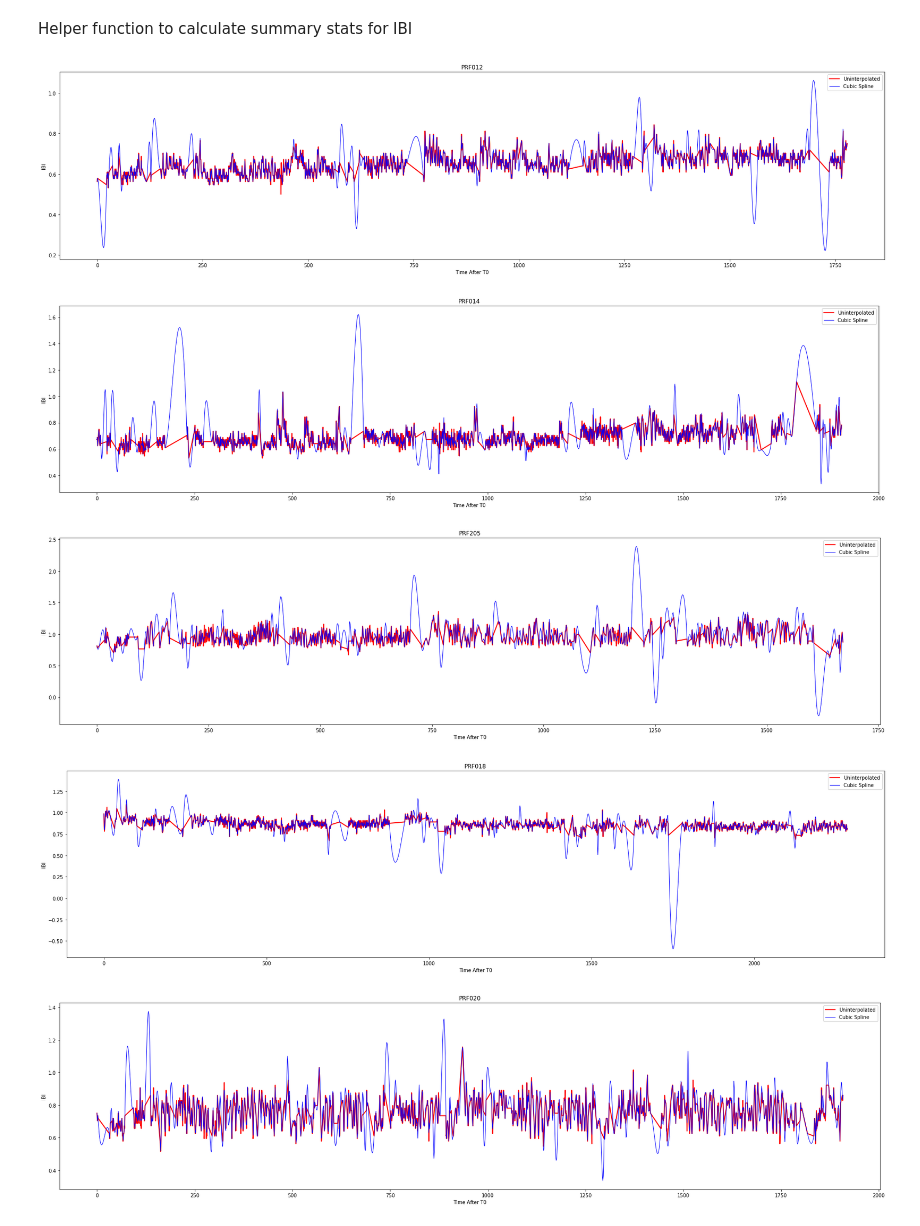
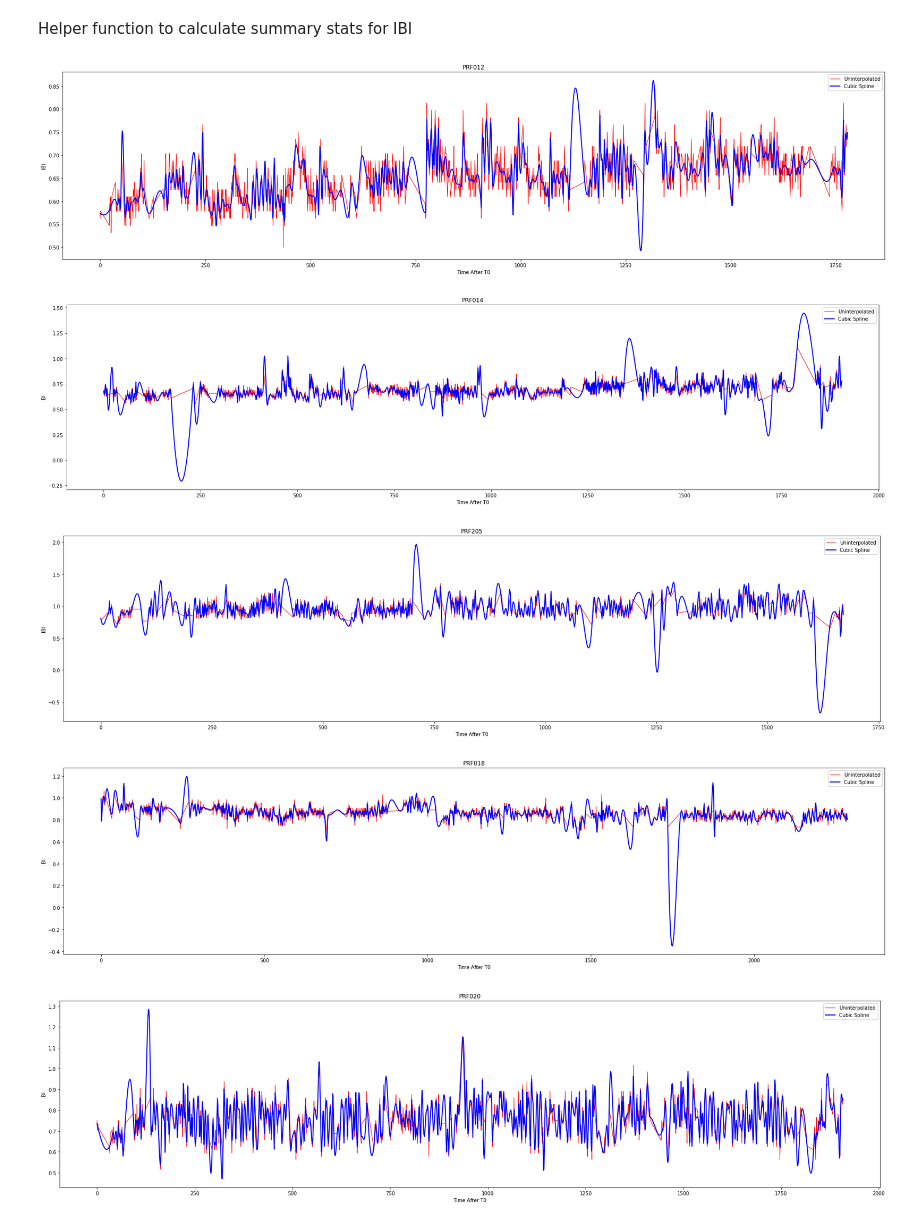
Before and after one commit to dcoh/EmpaticaE4Analysis, a Jupyter notebook: IBI_Output.ipynb, the cells around one changed output. Drawn from its saved outputs; the diff is of its cells as text; code cells hidden in the pictures.

```diff
--- a/IBI_Output.ipynb
+++ b/IBI_Output.ipynb
@@ -61,9 +61,9 @@ def ibi_sum_stats(data_col, part_id):
     stats = {part_id: [nn_50, rmssd, sdnn, pnn_50]}
     names = ['NN50', 'RMSSD', 'SDNN', 'pNN50']
     df = pd.DataFrame(stats)
-    df['stats'] = names
-    df = df.set_index('stats')
-    return df
+    df['Participant Id'] = names
+    df = df.set_index('Participant Id')
+    return df.transpose()
 # %%
 ibi_list = []
 st_1_2 = []
@@ -121,39 +121,39 @@ for folder in all_folders:
     st_1_2.append(stat_1_2)
 
     norm_2_3 = df_2_3.iloc[0][1]
     cp_2_3 = normalize_df(df_2_3, 'Time_After_T0')
     stat_2_3 = ibi_sum_stats(cp_2_3[part_id], part_id)
     st_2_3.append(stat_2_3)
     cp_2_3 = cp_2_3.transpose()
 
     norm_3_end = df_3_end.iloc[0][1]
     cp_3_end  = normalize_df(df_3_end, 'Time_After_T0')
     stat_3_end = ibi_sum_stats(cp_3_end[part_id], part_id)
     st_3_end.append(stat_3_end)
     cp_3_end = cp_3_end.transpose()
 
     ibi_1_2.append(cp_1_2)
     ibi_2_3.append(cp_2_3)
     ibi_3_end.append(cp_3_end)
     ibi_list.append(ibi_df.transpose())
     plt.figure(figsize=(30, 7))
 
     #Apply cubic spline interpolation to the dataset
-    tck = interpolate.splrep(ibi_df['Time_After_T0'], ibi_df[part_id], s=0)
+    tck = interpolate.splrep(ibi_df['Time_After_T0'], ibi_df[part_id], s=1)
     xnew = np.linspace(0, ibi_df['Time_After_T0'].max(), len(ibi_df['Time_After_T0']))
     ynew = interpolate.splev(xnew, tck, der=0)
 
-    plt.plot(ibi_df['Time_After_T0'], ibi_df[part_id], color='r', linewidth=2, linestyle='-')
-    plt.plot(xnew, ynew, color='b', linewidth=1, linestyle='-')
+    plt.plot(ibi_df['Time_After_T0'], ibi_df[part_id], color='r', linewidth=1, linestyle='-')
+    plt.plot(xnew, ynew, color='b', linewidth=2, linestyle='-')
     plt.legend(['Uninterpolated', 'Cubic Spline'])
     plt.title("PRF{}".format(part_id))
     plt.ylabel('IBI')
     plt.xlabel('Time After T0')
-    plt.savefig(output_path+"/IBI{}.pdf".format(part_id))
+    #plt.savefig(output_path+"/IBI{}_Smoothed_s1.pdf".format(part_id))
     plt.show()
 # %% [output]
-[figure, old version]
+[figure, new version]
-[figure, old version]
+[figure, new version]
-[figure, old version]
+[figure, new version]
-[figure, old version]
+[figure, new version]
-[figure, old version]
+[figure, new version]
```
Also changed, not shown: parts of 2 cells of this notebook, 2 other files.
